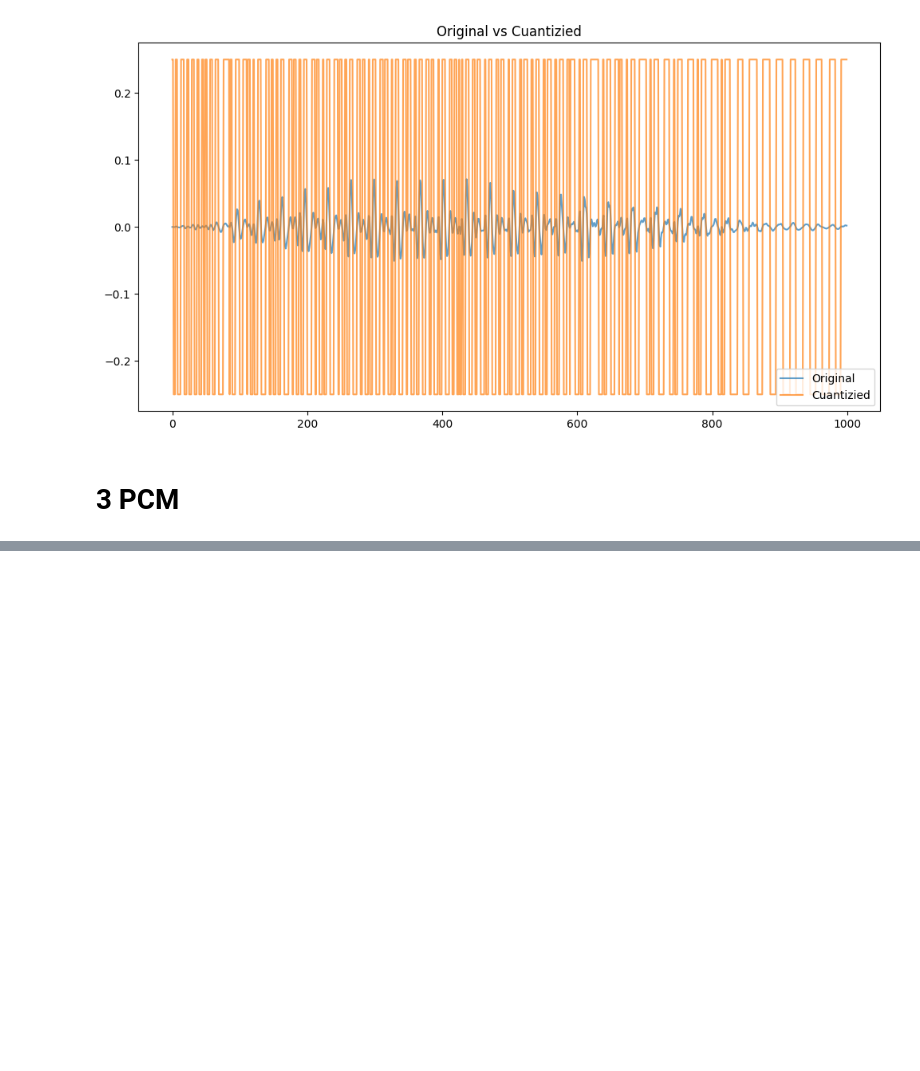
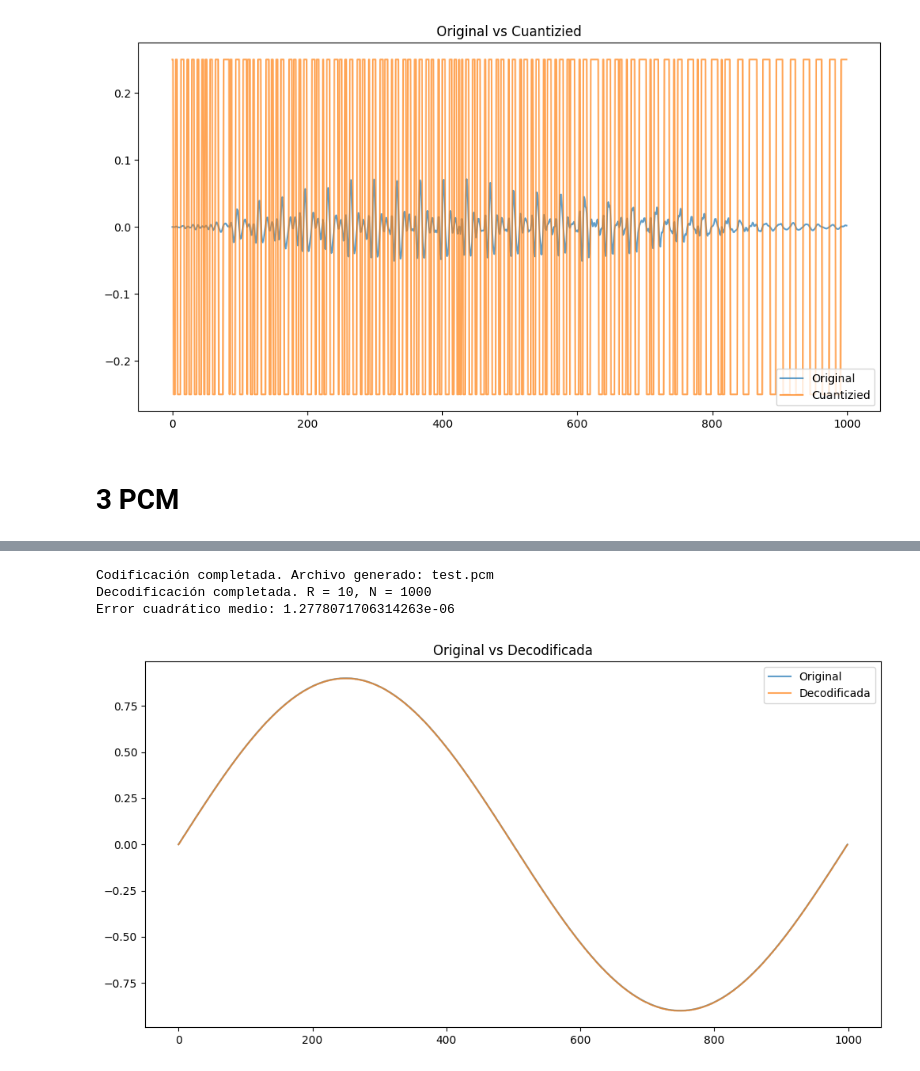
Before and after one commit to carlosedm10/college, a Jupyter notebook: TDSC/Prac3.ipynb, the cells around one changed output, grey strips where cells are left out. Saved outputs shown, nothing was run; the diff lists cells and outputs as text; code cells hidden in the pictures; blank space fills up the shorter version.

```diff
--- a/TDSC/Prac3.ipynb
+++ b/TDSC/Prac3.ipynb
@@ -174,0 +166,30 @@ Error cuadratico medio: 1.8272832554044243
+# %%
+# Generar una señal de ejemplo
+audio = (
+    np.sin(2 * np.pi * np.linspace(0, 1, 1000)) * 0.9
+)  # Señal en el rango [-0.9, 0.9]
+
+R = 10  # Número de bits por muestra
+file_name = "test.pcm"
+
+# Codificación
+cod_pcm(audio, R, file_name)
+
+# Decodificación
+decoded_audio = dec_pcm(file_name)
+
+# Calcular el error
+error = mean_squared_error(audio, decoded_audio)
+print(f"Error cuadrático medio: {error}")
+
+plt.figure(figsize=(12, 6))
+plt.plot(audio[:1000], label="Original", alpha=0.7)
+plt.plot(decoded_audio[:1000], label="Decodificada", alpha=0.7)
+plt.legend()
+plt.title("Original vs Decodificada")
+plt.show()
+# %% [output]
+Codificación completada. Archivo generado: test.pcm
+Decodificación completada. R = 10, N = 1000
+Error cuadrático medio: 1.2778071706314263e-06
+[figure, added]
```
Also changed, not shown: parts of 3 cells of this notebook, 8 other files.
